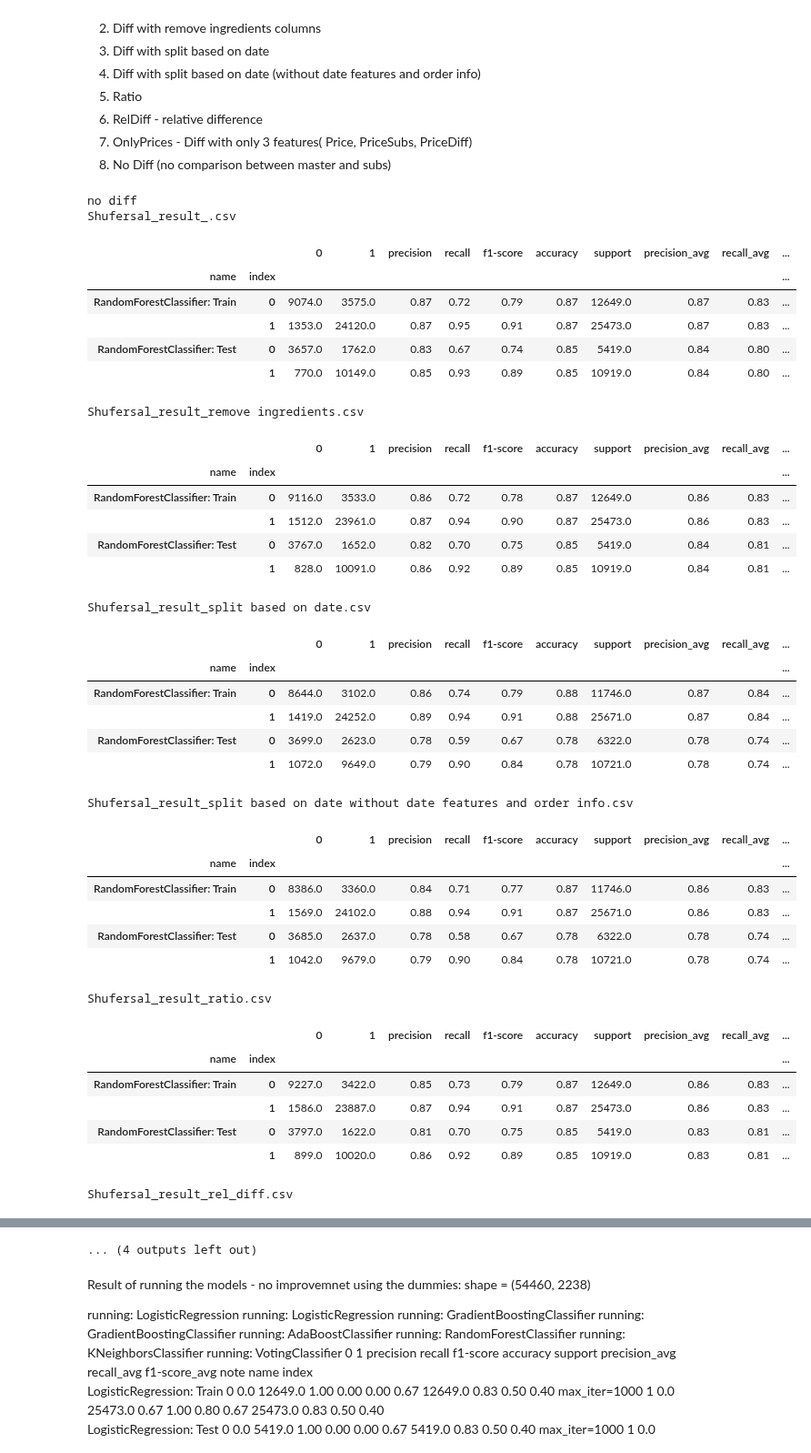
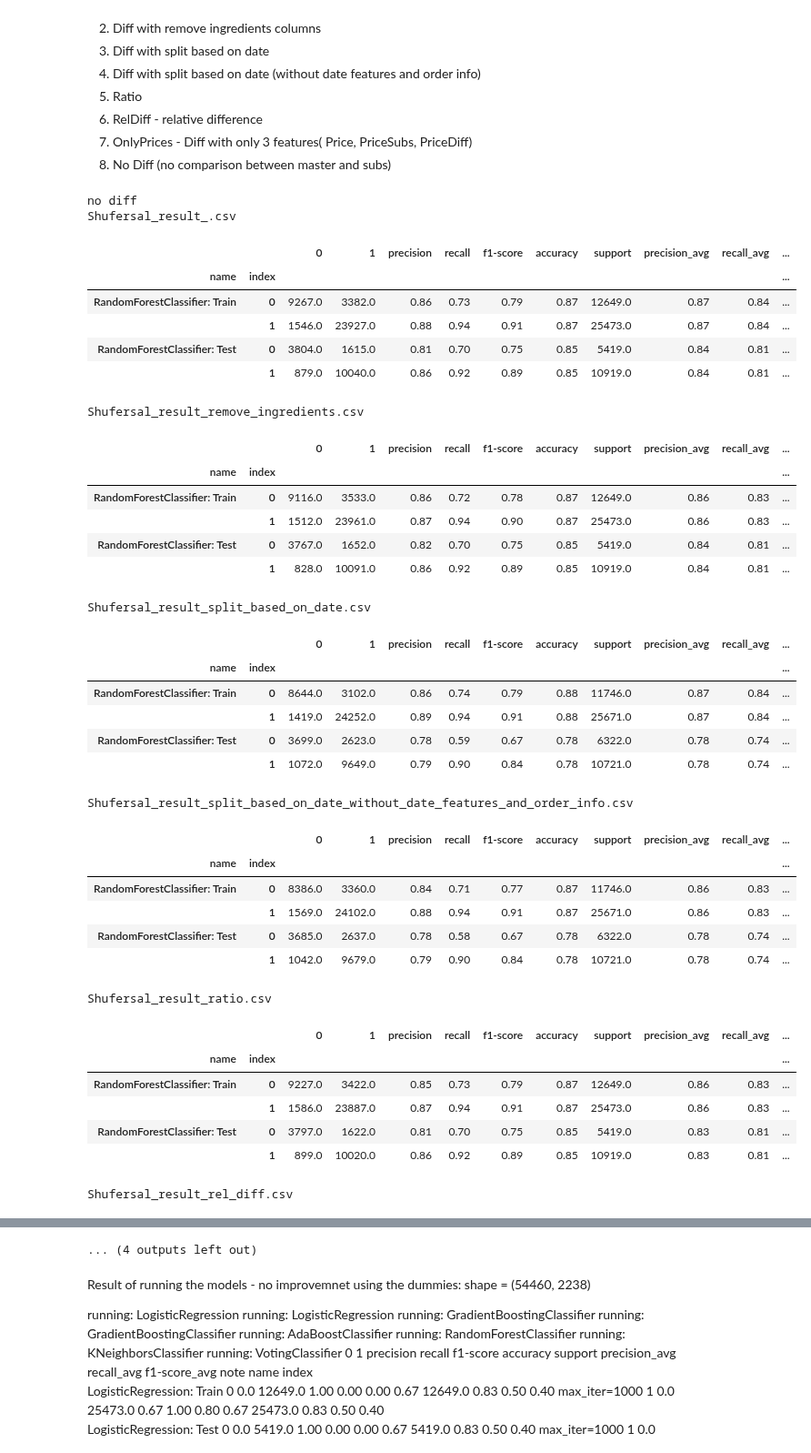
Before and after one commit to DanielKorenDataScience/ClassificationProject, a Jupyter notebook: Classification_Project_Shufersal.ipynb, the cells around one changed output, grey strips where cells are left out. Shown at 91% size. Drawn from its saved outputs; the diff is of its cells as text; code cells hidden in the pictures.

```diff
--- a/Classification_Project_Shufersal.ipynb
+++ b/Classification_Project_Shufersal.ipynb
@@ -400,7 +409,7 @@ d(df.head())
 # %%
 REMOVE_ING = False
 if REMOVE_ING:
-  id = 'remove ingredients'
+  id = 'remove_ingredients'
   try:
     del X_train, X_test, y_train, y_test
   except:
@@ -426,7 +435,7 @@ if REMOVE_ING:
 # %%
 SPLIT_DATE = False
 if SPLIT_DATE:
-  id = 'split based on date'
+  id = 'split_based_on_date'
 
   mask = df.WeekNumber > 202108
   try:
@@ -452,7 +461,7 @@ if SPLIT_DATE:
 #Variant - remove the date related columns - must be run after the SPLIT_DATE run because it prepares the X_train
 SPLIT_DATE2 = False
 if SPLIT_DATE2:
-  id = 'split based on date without date features and order info'
+  id = 'split_based_on_date_without_date_features_and_order_info'
 
   cols = ['QuarterNumber', 'MonthNumber', 'WeekNumber', 'DayNumberInWeek',
           'PeriodHoliday_0', 'PeriodHoliday_1',
@@ -662,8 +671,8 @@ def read_results(id='', disp=True, full=False):
     df = pd.read_csv(fname)
   except:
     try:
-      get_raw(fname, 'Results/')
-      df = pd.read_csv(fname)
+      df = get_raw(fname, 'Results/')
+#      df = pd.read_csv(fname)
     except:
       p('No data')
       return
@@ -677,38 +686,38 @@ def read_results(id='', disp=True, full=False):
 # %%
 p(id)
 read_results()
-read_results('remove ingredients')
-read_results('split based on date')
-read_results('split based on date without date features and order info')
+read_results('remove_ingredients')
+read_results('split_based_on_date')
+read_results('split_based_on_date_without_date_features_and_order_info')
 read_results('ratio')
 read_results('rel_diff')
 read_results('only_prices')
-read_results('no diff')
+read_results('no_diff')
 p()
 # %% [output]
 no diff
 Shufersal_result_.csv
 |  |  | 0 | 1 | precision | recall | f1-score | accuracy | support | precision_avg | recall_avg | ... |
 | name | index |  |  |  |  |  |  |  |  |  | ... |
-| RandomForestClassifier: Train | 0 | 9074.0 | 3575.0 | 0.87 | 0.72 | 0.79 | 0.87 | 12649.0 | 0.87 | 0.83 | ... |
-|  | 1 | 1353.0 | 24120.0 | 0.87 | 0.95 | 0.91 | 0.87 | 25473.0 | 0.87 | 0.83 | ... |
-| RandomForestClassifier: Test | 0 | 3657.0 | 1762.0 | 0.83 | 0.67 | 0.74 | 0.85 | 5419.0 | 0.84 | 0.80 | ... |
-|  | 1 | 770.0 | 10149.0 | 0.85 | 0.93 | 0.89 | 0.85 | 10919.0 | 0.84 | 0.80 | ... |
+| RandomForestClassifier: Train | 0 | 9267.0 | 3382.0 | 0.86 | 0.73 | 0.79 | 0.87 | 12649.0 | 0.87 | 0.84 | ... |
+|  | 1 | 1546.0 | 23927.0 | 0.88 | 0.94 | 0.91 | 0.87 | 25473.0 | 0.87 | 0.84 | ... |
+| RandomForestClassifier: Test | 0 | 3804.0 | 1615.0 | 0.81 | 0.70 | 0.75 | 0.85 | 5419.0 | 0.84 | 0.81 | ... |
+|  | 1 | 879.0 | 10040.0 | 0.86 | 0.92 | 0.89 | 0.85 | 10919.0 | 0.84 | 0.81 | ... |
-Shufersal_result_remove ingredients.csv
+Shufersal_result_remove_ingredients.csv
 |  |  | 0 | 1 | precision | recall | f1-score | accuracy | support | precision_avg | recall_avg | ... |
 | name | index |  |  |  |  |  |  |  |  |  | ... |
 | RandomForestClassifier: Train | 0 | 9116.0 | 3533.0 | 0.86 | 0.72 | 0.78 | 0.87 | 12649.0 | 0.86 | 0.83 | ... |
 |  | 1 | 1512.0 | 23961.0 | 0.87 | 0.94 | 0.90 | 0.87 | 25473.0 | 0.86 | 0.83 | ... |
 | RandomForestClassifier: Test | 0 | 3767.0 | 1652.0 | 0.82 | 0.70 | 0.75 | 0.85 | 5419.0 | 0.84 | 0.81 | ... |
 |  | 1 | 828.0 | 10091.0 | 0.86 | 0.92 | 0.89 | 0.85 | 10919.0 | 0.84 | 0.81 | ... |
-Shufersal_result_split based on date.csv
+Shufersal_result_split_based_on_date.csv
 |  |  | 0 | 1 | precision | recall | f1-score | accuracy | support | precision_avg | recall_avg | ... |
 | name | index |  |  |  |  |  |  |  |  |  | ... |
 | RandomForestClassifier: Train | 0 | 8644.0 | 3102.0 | 0.86 | 0.74 | 0.79 | 0.88 | 11746.0 | 0.87 | 0.84 | ... |
 |  | 1 | 1419.0 | 24252.0 | 0.89 | 0.94 | 0.91 | 0.88 | 25671.0 | 0.87 | 0.84 | ... |
 | RandomForestClassifier: Test | 0 | 3699.0 | 2623.0 | 0.78 | 0.59 | 0.67 | 0.78 | 6322.0 | 0.78 | 0.74 | ... |
 |  | 1 | 1072.0 | 9649.0 | 0.79 | 0.90 | 0.84 | 0.78 | 10721.0 | 0.78 | 0.74 | ... |
-Shufersal_result_split based on date without date features and order info.csv
+Shufersal_result_split_based_on_date_without_date_features_and_order_info.csv
 |  |  | 0 | 1 | precision | recall | f1-score | accuracy | support | precision_avg | recall_avg | ... |
 | name | index |  |  |  |  |  |  |  |  |  | ... |
 | RandomForestClassifier: Train | 0 | 8386.0 | 3360.0 | 0.84 | 0.71 | 0.77 | 0.87 | 11746.0 | 0.86 | 0.83 | ... |
```
Also changed, not shown: parts of 12 cells of this notebook.
